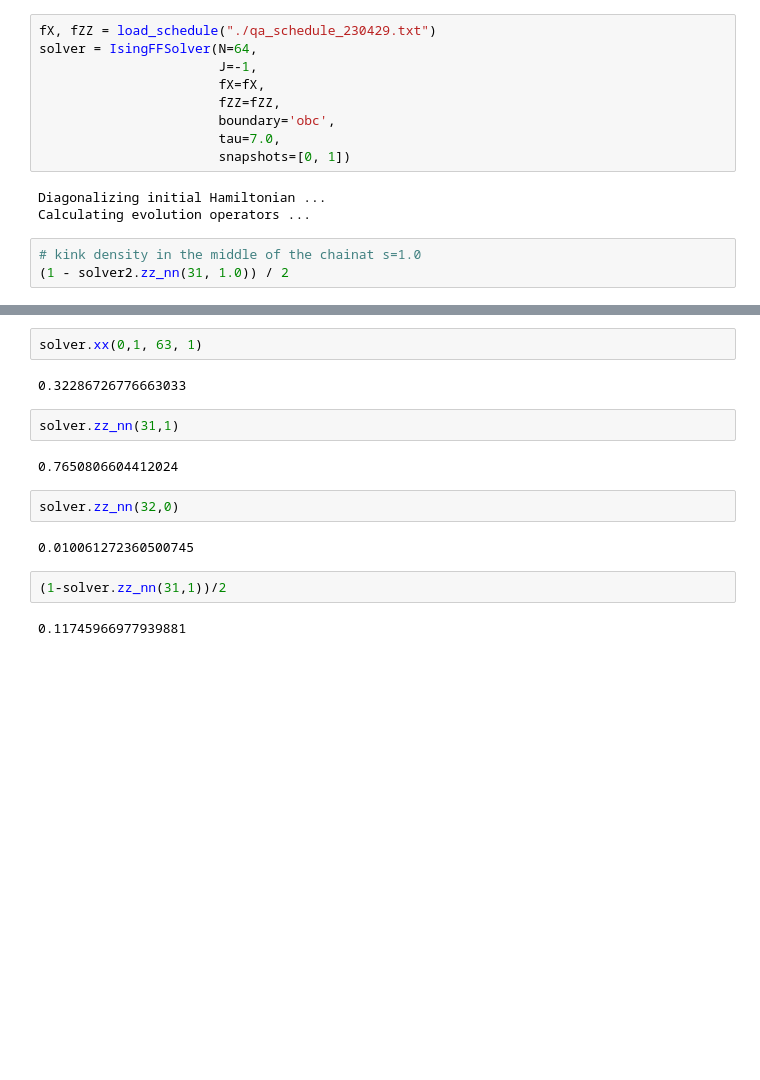
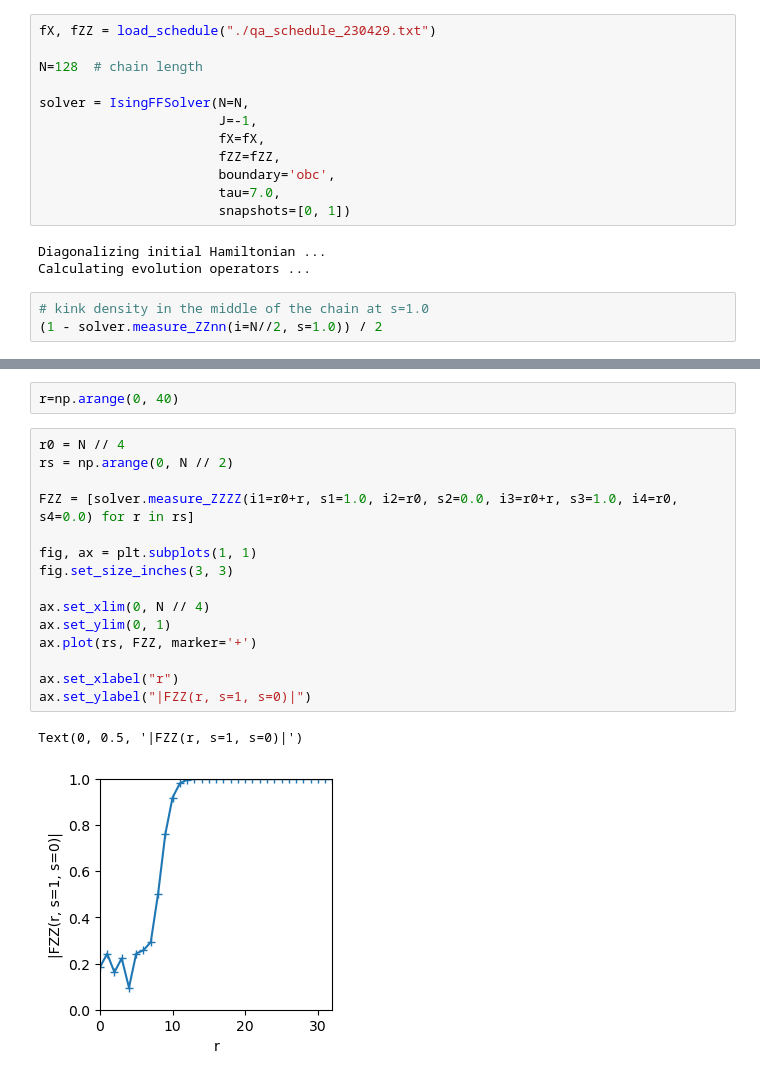
Before and after one commit to marekrams/IsingFF, a Jupyter notebook: examples/example_otoc.ipynb, the cells around one changed output, grey strips where cells are left out. Cells and saved outputs as stored; diff of their text form; blank space fills up the shorter version.

```diff
--- a/examples/example_otoc.ipynb
+++ b/examples/example_otoc.ipynb
@@ -4,7 +4,10 @@ import matplotlib.pyplot as plt
 from IsingFF import IsingFFSolver, load_schedule
 # %%
 fX, fZZ = load_schedule("./qa_schedule_230429.txt")
-solver = IsingFFSolver(N=64,
+
+N=128  # chain length
+
+solver = IsingFFSolver(N=N,
                        J=-1,
                        fX=fX,
                        fZZ=fZZ,
@@ -15,6 +18,6 @@ solver = IsingFFSolver(N=64,
 Diagonalizing initial Hamiltonian ...
 Calculating evolution operators ...
 # %%
-# kink density in the middle of the chainat s=1.0
-(1 - solver2.zz_nn(31, 1.0)) / 2
+# kink density in the middle of the chain at s=1.0
+(1 - solver.measure_ZZnn(i=N//2, s=1.0)) / 2
 # %% [output]
@@ -64,16 +25,20 @@ ee2
-# %%
-solver.xx(0,1, 63, 1)
-# %% [output]
-0.32286726776663033
-# %%
-solver.zz_nn(31,1)
-# %% [output]
-0.7650806604412024
-# %%
-solver.zz_nn(32,0)
-# %% [output]
-0.010061272360500745
-# %%
-(1-solver.zz_nn(31,1))/2
-# %% [output]
-0.11745966977939881
+# %%
+r=np.arange(0, 40)
+# %%
+r0 = N // 4
+rs = np.arange(0, N // 2)
+
+FZZ = [solver.measure_ZZZZ(i1=r0+r, s1=1.0, i2=r0, s2=0.0, i3=r0+r, s3=1.0, i4=r0, s4=0.0) for r in rs]
+
+fig, ax = plt.subplots(1, 1)
+fig.set_size_inches(3, 3)
+
+ax.set_xlim(0, N // 4)
+ax.set_ylim(0, 1)
+ax.plot(rs, FZZ, marker='+')
+
+ax.set_xlabel("r")
+ax.set_ylabel("|FZZ(r, s=1, s=0)|")
+# %% [output]
+Text(0, 0.5, '|FZZ(r, s=1, s=0)|')
+[figure, added]
```
Also changed, not shown: parts of 6 cells of this notebook, 3 other files.
